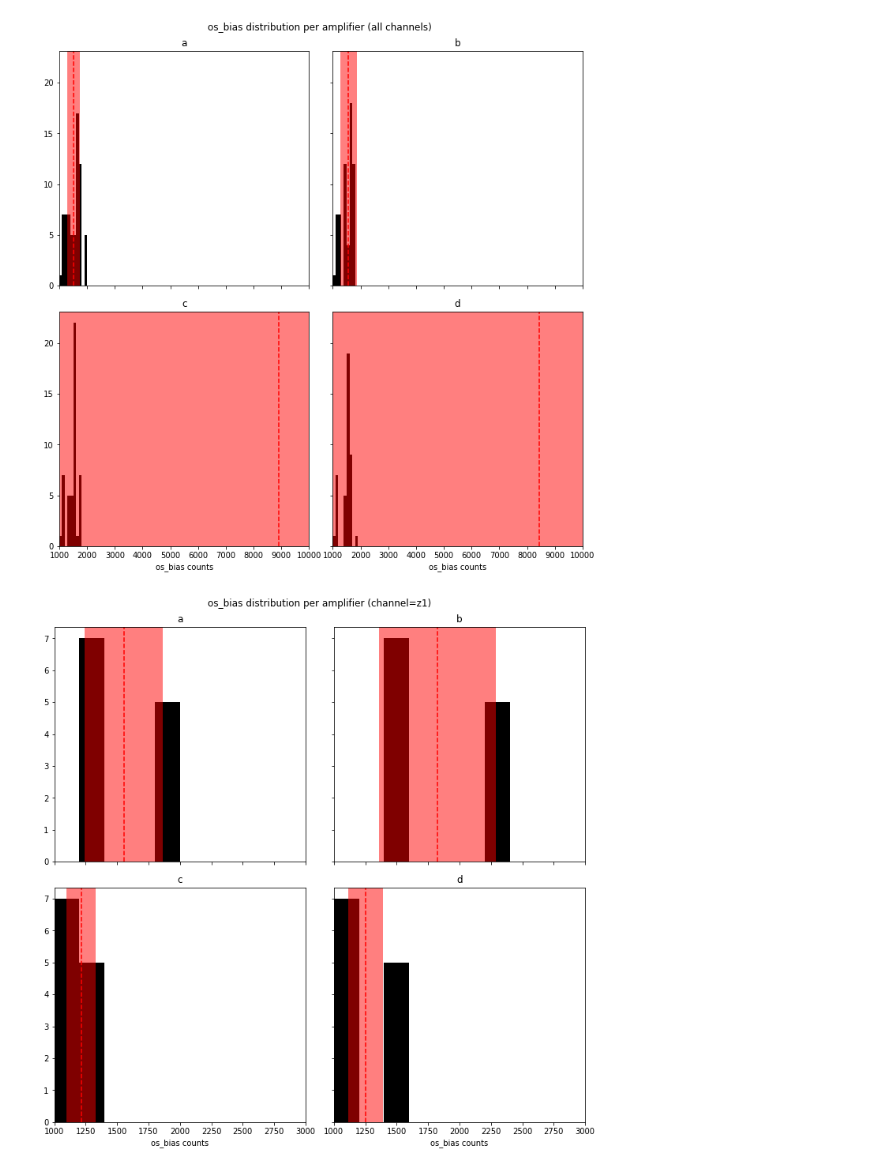
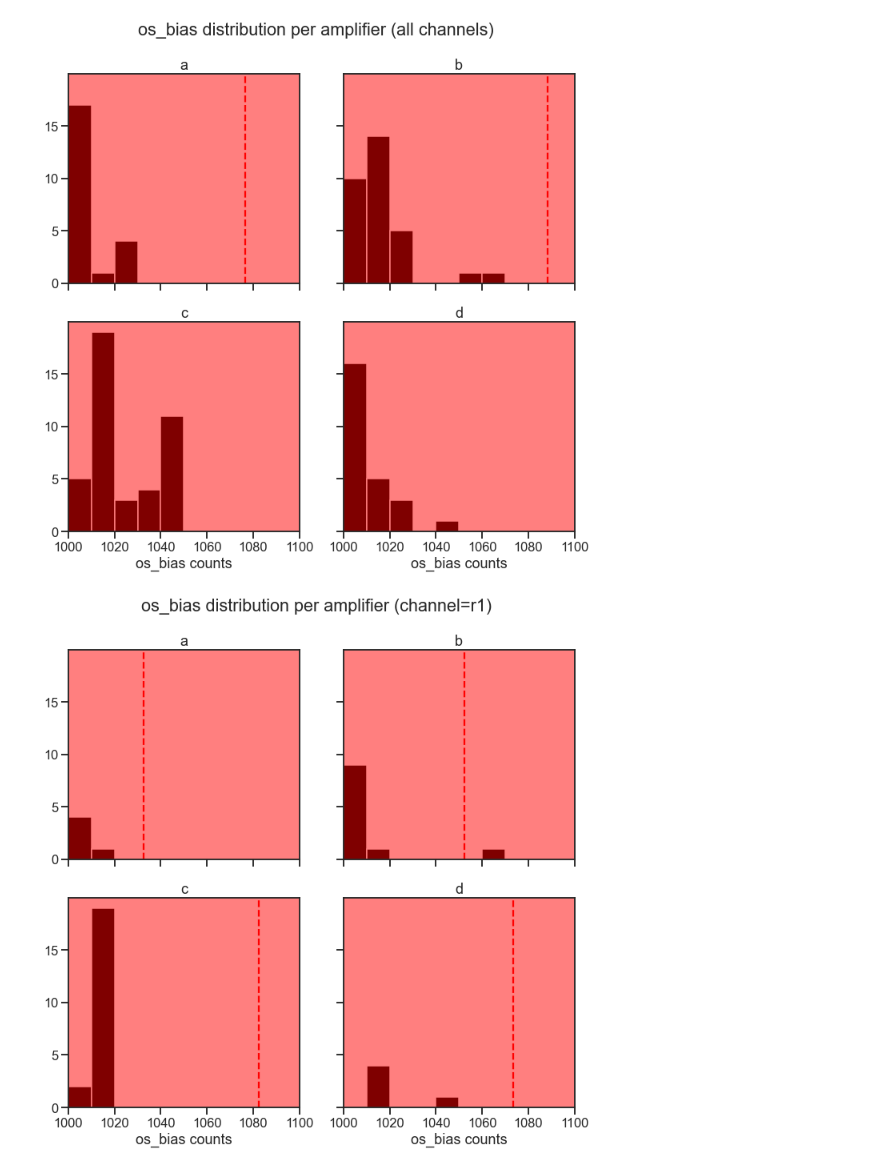
Before and after one commit to sdss/lvmdrp, a Jupyter notebook: docs/nb/lab-analysis.ipynb, the cells around one changed output. Drawn from its saved outputs; the diff is of its cells as text; code cells hidden in the pictures.

```diff
--- a/docs/nb/lab-analysis.ipynb
+++ b/docs/nb/lab-analysis.ipynb
@@ -246,15 +277,16 @@ stats.describe().T
 64 rows × 8 columns
 # %%
-bias_mask = frames_meta_match.exptime==0
-dark_mask = frames_meta_match.exptime>0
+# bias_mask = bias.exptime==0
+# dark_mask = table.exptime>0
 
-bias_full = stats.loc[bias_mask]
-bias_full["channel"] = frames_meta_match.loc[:,"channel"]
+bias_full = stats.loc[bias_frames.index]
+bias_full.loc[:,"channel"] = bias_frames.loc[:,"channel"]
 
-dark_full = stats.loc[dark_mask]
+# dark_full = stats.loc[dark_mask]
+# dark_full.loc[:,"channel"] = table.loc[:,"channel"]
 
 bias_desc = bias_full.describe()
-dark_desc = dark_full.describe()
+# dark_desc = dark_full.describe()
 # %%
 st_name = "median"
 percentiles = "min 25% 50% 75% max".split()
@@ -286,0 +319,21 @@ max    64133.389951  65503.681373  64988.078676  65442.883824  65506.250735  655
+# %%
+st_names = ["median", "mean"]
+percentiles = "min 25% 50% 75% max".split()
+
+fig, axs = plt.subplots(2, 2, figsize=(10,10), sharex=True, sharey=True)
+axs = axs.ravel()
+
+stat_df = bias_full.copy()
+xx = [0,50000]
+for i, amp in enumerate(AMPLIFIER_NAMES):
+    axs[i].set_title(amp)
+    for st_name in st_names:
+        axs[i].scatter(stat_df.loc[:,f"{st_name}_x_{amp}"], stat_df.loc[:,f"{st_name}_y_{amp}"], s=70, lw=0, label=st_name)
+    axs[i].plot(xx, xx, lw=1, ls=":", color="k")
+
+axs[0].legend(loc=2)
+axs[-1].set_xlabel(f"x")
+axs[-2].set_xlabel(f"x")
+axs[0].set_ylabel(f"y")
+axs[-2].set_ylabel(f"y")
+fig.tight_layout()
@@ -331,7 +386,7 @@ axs = axs.ravel()
 st_name = "os_bias"
 stat_df = bias_full.filter(like=st_name)
 for i, amp in enumerate(AMPLIFIER_NAMES):
-    axs[i].hist(stat_df.loc[:,f"{st_name}_{amp}"], range=(1000,2000), bins=10, color="k")
+    axs[i].hist(stat_df.loc[:,f"{st_name}_{amp}"], range=(1000,1100), bins=10, color="k")
     mean, std = stat_df.loc[:,f"{st_name}_{amp}"].mean(), stat_df.loc[:,f"{st_name}_{amp}"].std()
     axs[i].axvspan(mean-std, mean+std, lw=0, fc="r", alpha=0.5)
     axs[i].axvline(mean, ls="--", color="r")
@@ -340,31 +395,31 @@ for i, amp in enumerate(AMPLIFIER_NAMES):
 axs[-2].set_xlabel(f"{st_name} counts")
 axs[-1].set_xlabel(f"{st_name} counts")
 fig.suptitle(f"{st_name} distribution per amplifier (all channels)")
-plt.xlim(1000,10000)
+plt.xlim(1000,1100)
 fig.tight_layout()
 # %% [output]
-[figure, old version]
+[figure, new version]
 # %%
 fig, axs = plt.subplots(2, 2, figsize=(10,10), sharex=True, sharey=True)
 axs = axs.ravel()
 
-channel = "z1"
+channel = "r1"
 st_name = "os_bias"
 stat_df = bias_full.loc[bias_full.channel==channel].filter(like=st_name)
 for i, amp in enumerate(AMPLIFIER_NAMES):
-    axs[i].hist(stat_df.loc[:,f"{st_name}_{amp}"], range=(1000,3000), bins=10, color="k")
+    axs[i].hist(stat_df.loc[:,f"{st_name}_{amp}"], range=(1000,1100), bins=10, color="k")
     mean, std = stat_df.loc[:,f"{st_name}_{amp}"].mean(), stat_df.loc[:,f"{st_name}_{amp}"].std()
     axs[i].axvspan(mean-std, mean+std, lw=0, fc="r", alpha=0.5)
     axs[i].axvline(mean, ls="--", color="r")
     axs[i].set_title(amp)
 
 axs[-2].set_xlabel(f"{st_name} counts")
 axs[-1].set_xlabel(f"{st_name} counts")
 fig.suptitle(f"{st_name} distribution per amplifier (channel={channel})")
-plt.xlim(1000,3000)
+plt.xlim(1000,1100)
 fig.tight_layout()
 # %% [output]
-[figure, old version]
+[figure, new version]
 # %%
 fig, axs = plt.subplots(2, 2, figsize=(10,10), sharex=True, sharey="row")
 axs = axs.ravel()
```
Also changed, not shown: parts of 19 cells of this notebook.
